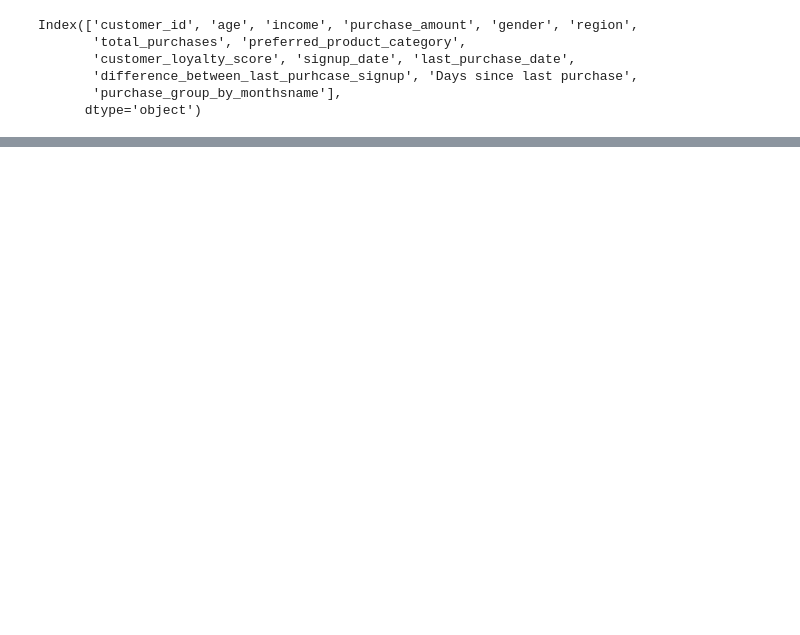
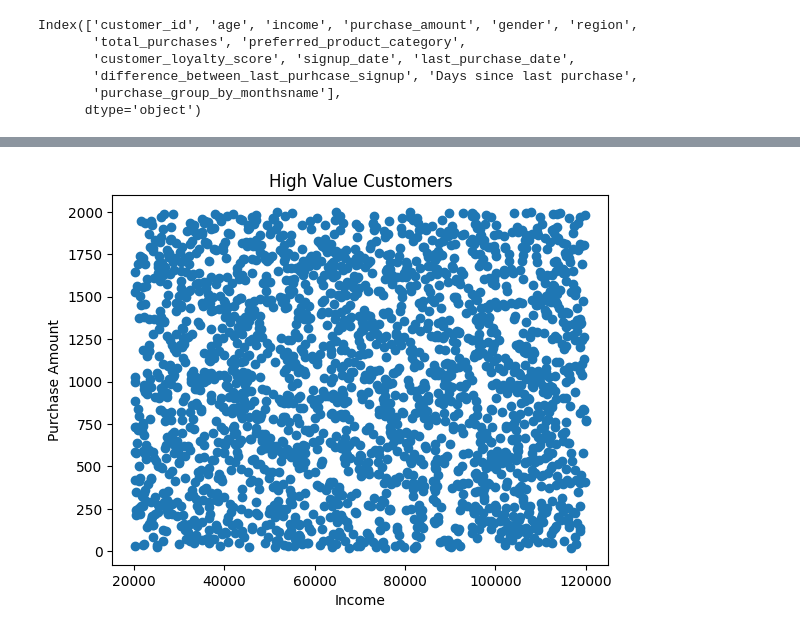
Before and after one commit to ESET0135/Advanced-trainin-Python-AIML, a Jupyter notebook: Day-16/main.ipynb, the cells around one changed output, grey strips where cells are left out. Drawn from its saved outputs; the diff is of its cells as text; code cells hidden in the pictures; blank space fills up the shorter version.

```diff
--- a/Day-16/main.ipynb
+++ b/Day-16/main.ipynb
@@ -274,0 +293,10 @@ df.groupby('gender').agg({'Days since last purchase': 'mean'}).plot(kind='bar',
+# %%
+# Identifying the high value customers based on purchase amount and income.
+import matplotlib.pyplot as plt
+plt.scatter(df['income'], df['purchase_amount'])
+plt.title('High Value Customers')
+plt.xlabel('Income')
+plt.ylabel('Purchase Amount')
+plt.show()
+# %% [output]
+[figure, added]
```
Also changed, not shown: parts of 22 cells of this notebook, 12 other files.
